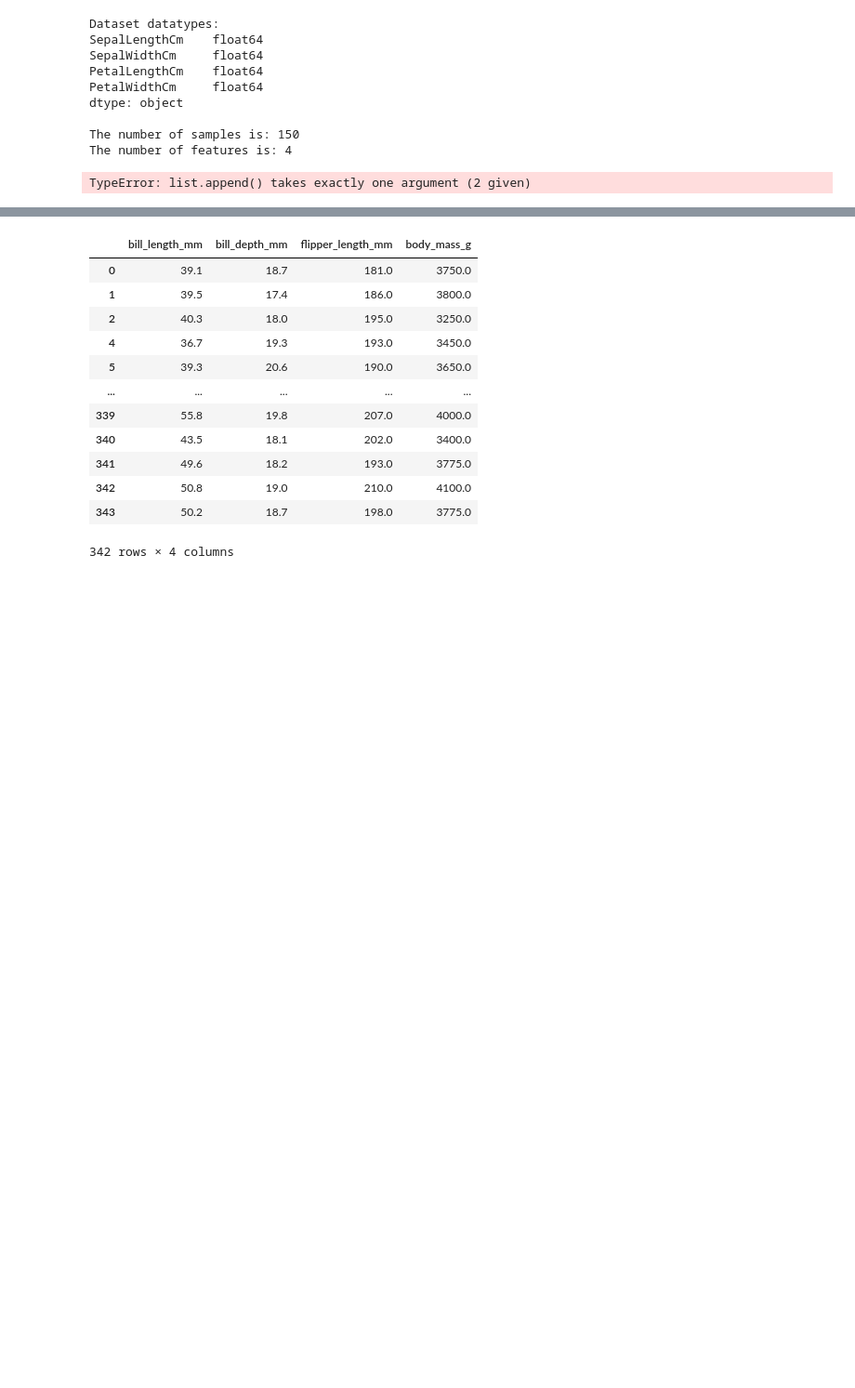
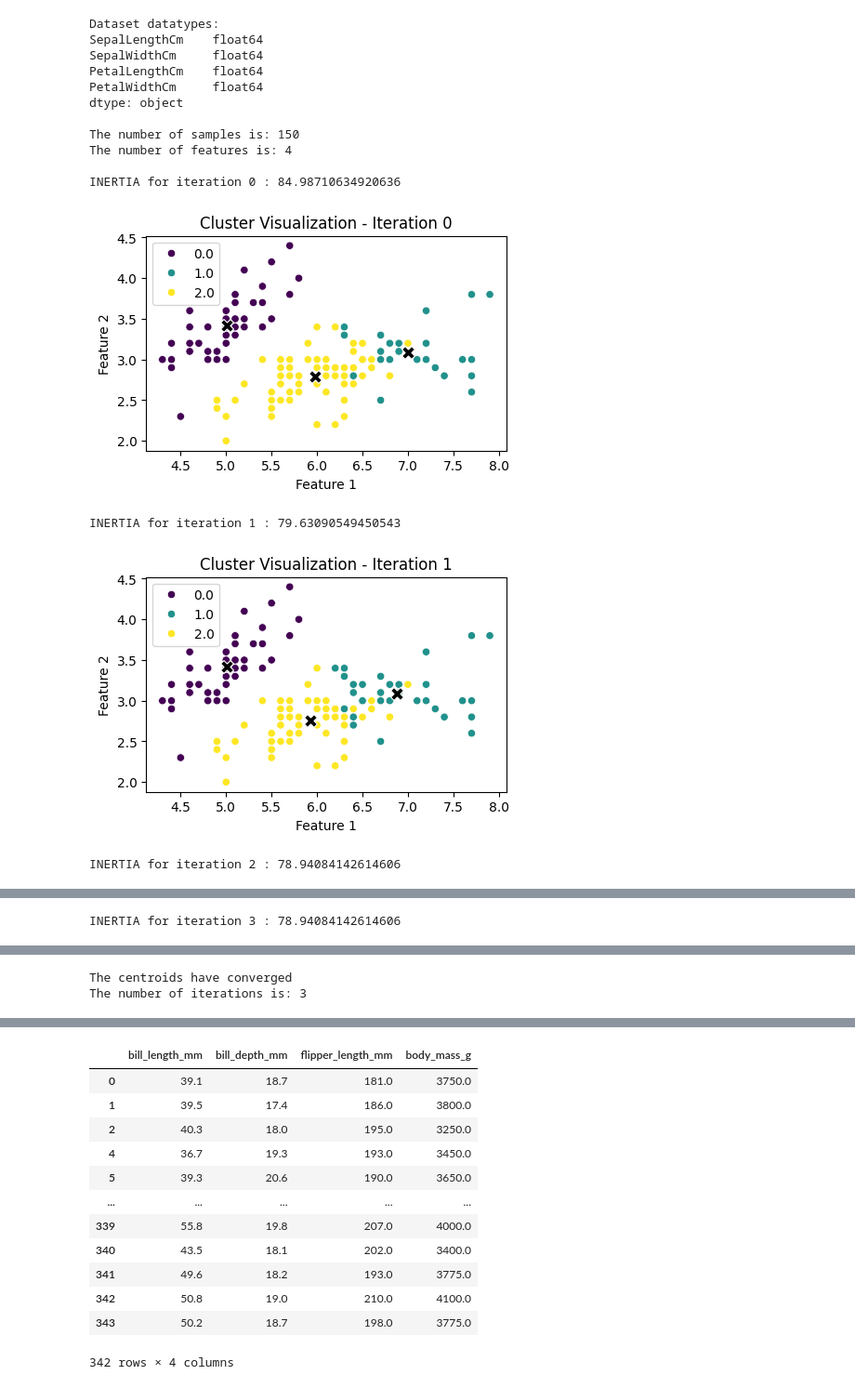
Before and after one commit to WilliamPoe/CSCI-290, a Jupyter notebook: notebooks/k_means_clustering.ipynb, the cells around one changed output, grey strips where cells are left out. Shown at 93% size. Drawn from its saved outputs; the diff is of its cells as text; code cells hidden in the pictures; blank space fills up the shorter version.

```diff
--- a/notebooks/k_means_clustering.ipynb
+++ b/notebooks/k_means_clustering.ipynb
@@ -32,7 +32,7 @@ class KMeans_clustering:
         distances = []
         for idx, point in data.iterrows():
           near_distances = min([self.euclidean_distance(point, centroid) for _, centroid in centroids.iterrows()])
-          distances.append(distances, near_distances) # check this line
+          distances.append(near_distances) # check this line
         centroids.iloc[i] = data.iloc[np.argmax(distances)]
       return centroids
 
@@ -109,7 +109,7 @@ def plot_clusters(data, labels, centroids):
     sns.scatterplot( x = data.iloc[:, 0], y = data.iloc[:, 1], hue = labels, palette='viridis', s=50)
 
     # Plots the centroids with a different color
-    sns.scatterplot( x = centroids.iloc[:, 0], y = centroids.iloc[:, 1], c = "black", marker="x", s = 100);
+    sns.scatterplot( x = centroids.iloc[:, 0], y = centroids.iloc[:, 1], c = "black", marker="X", s = 100);
 
     plt.title('Cluster Visualization')
     plt.xlabel('Feature 1')
@@ -117,31 +117,36 @@ def plot_clusters(data, labels, centroids):
 
     plt.show()
 
 numeric_df = df.select_dtypes(include=[np.number])
 
 #numeric_df = numeric_df.drop(columns='year')
 numeric_df = numeric_df.drop(columns='Id')
 numeric_df = numeric_df.dropna()
 print('Dataset datatypes:')
 print(numeric_df.dtypes, '\n')
 
 # centroid options (random, calculated)
 
 model = KMeans_clustering(k=3, method='calculated')
 model.fit(numeric_df)
 labels = model.labels
 centroids = model.centroids
 
 
 plot_clusters(numeric_df, labels, centroids)
 # %% [output]
 Dataset datatypes:
 SepalLengthCm    float64
 SepalWidthCm     float64
 PetalLengthCm    float64
 PetalWidthCm     float64
 dtype: object
 
 The number of samples is: 150
 The number of features is: 4
+
+INERTIA for iteration 0 : 84.98710634920636
+[figure, added]
-TypeError: list.append() takes exactly one argument (2 given)
+INERTIA for iteration 1 : 79.63090549450543
+[figure, added]
+INERTIA for iteration 2 : 78.94084142614606
@@ -147,0 +154 @@ TypeError: list.append() takes exactly one argument (2 given)
+INERTIA for iteration 3 : 78.94084142614606
@@ -147,0 +156,2 @@ TypeError: list.append() takes exactly one argument (2 given)
+The centroids have converged
+The number of iterations is: 3
```
Also changed, not shown: parts of 1 cell of this notebook.
